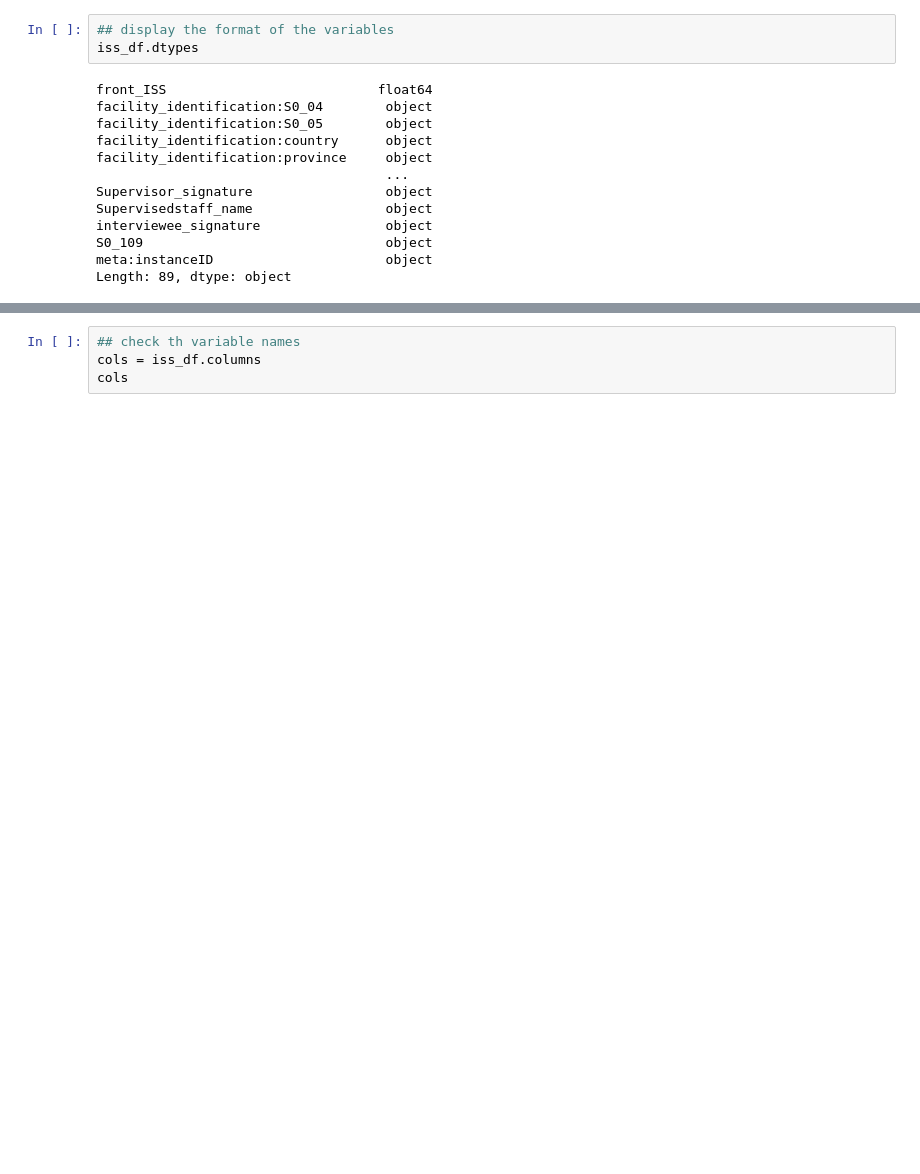
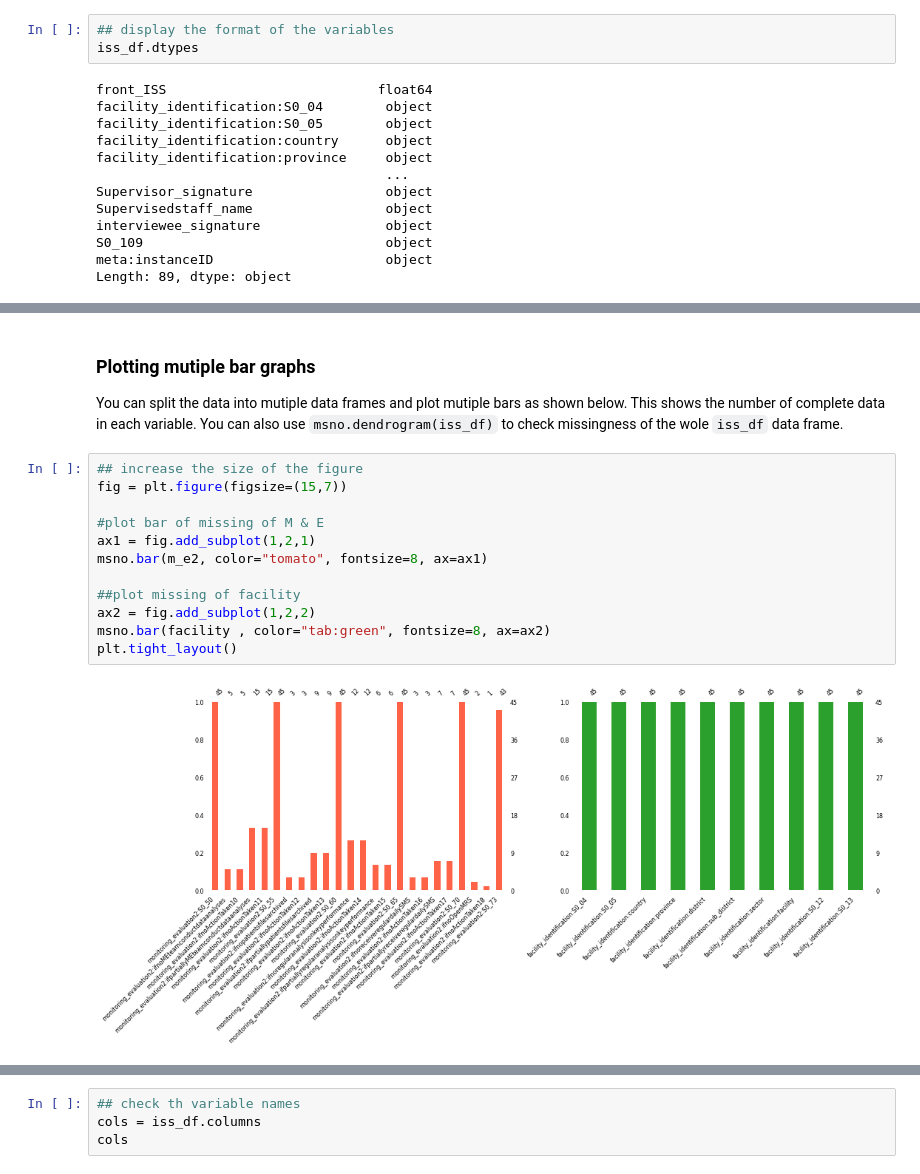
Before and after one commit to Keniajin/CESAR_python_wk3, a Jupyter notebook: Python summary questions.ipynb, the cells around one changed output, grey strips where cells are left out. Drawn from its saved outputs; the diff is of its cells as text; blank space fills up the shorter version.

```diff
--- a/Python summary questions.ipynb
+++ b/Python summary questions.ipynb
@@ -56,2 +134,20 @@ Length: 89, dtype: object
+# %% [markdown]
+###  Plotting mutiple bar graphs
+You can split the data into mutiple data frames and plot mutiple bars as shown below.
+This shows the number of complete data in each variable. You can also use `msno.dendrogram(iss_df)` to check missingness of the wole `iss_df` data frame.
+# %%
+## increase the size of the figure
+fig = plt.figure(figsize=(15,7))
+
+#plot bar of missing of M & E
+ax1 = fig.add_subplot(1,2,1)
+msno.bar(m_e2, color="tomato", fontsize=8, ax=ax1)
+
+##plot missing of facility
+ax2 = fig.add_subplot(1,2,2)
+msno.bar(facility , color="tab:green", fontsize=8, ax=ax2)
+plt.tight_layout()
+# %% [output]
+[figure, added]
 # %% [markdown]
 ## Subset dataframes
```
Also changed, not shown: parts of 42 cells of this notebook.
